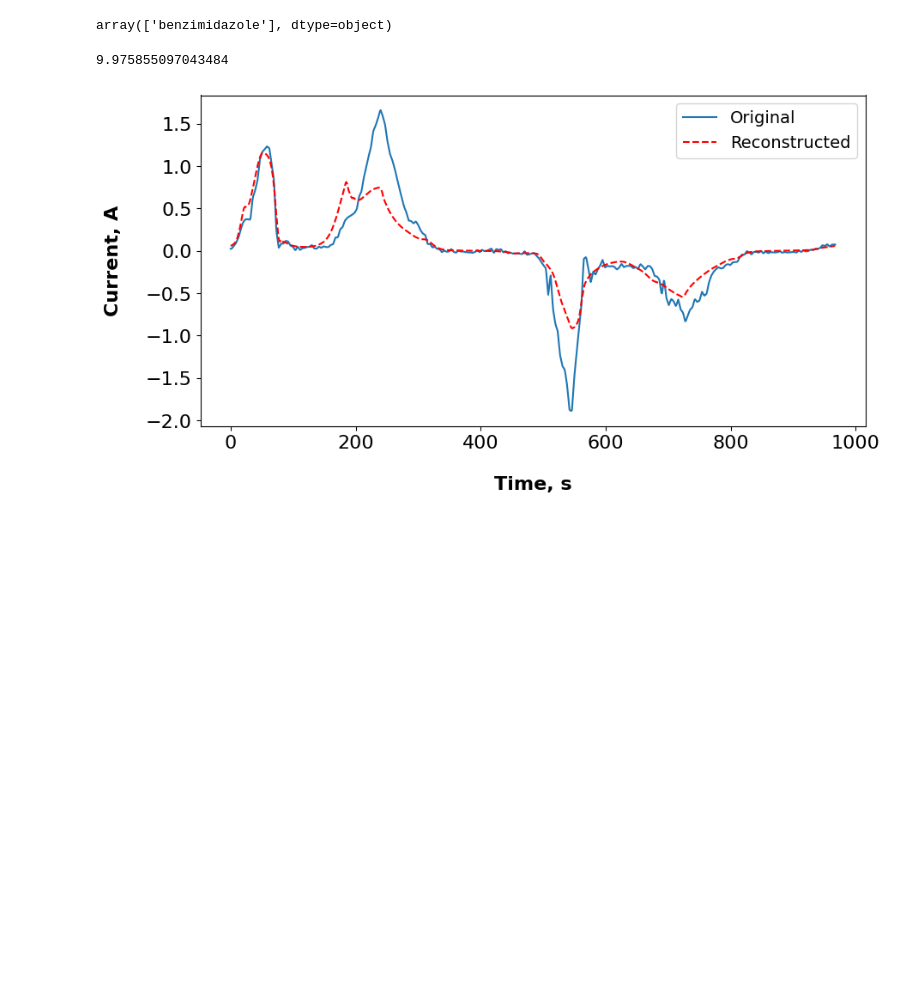
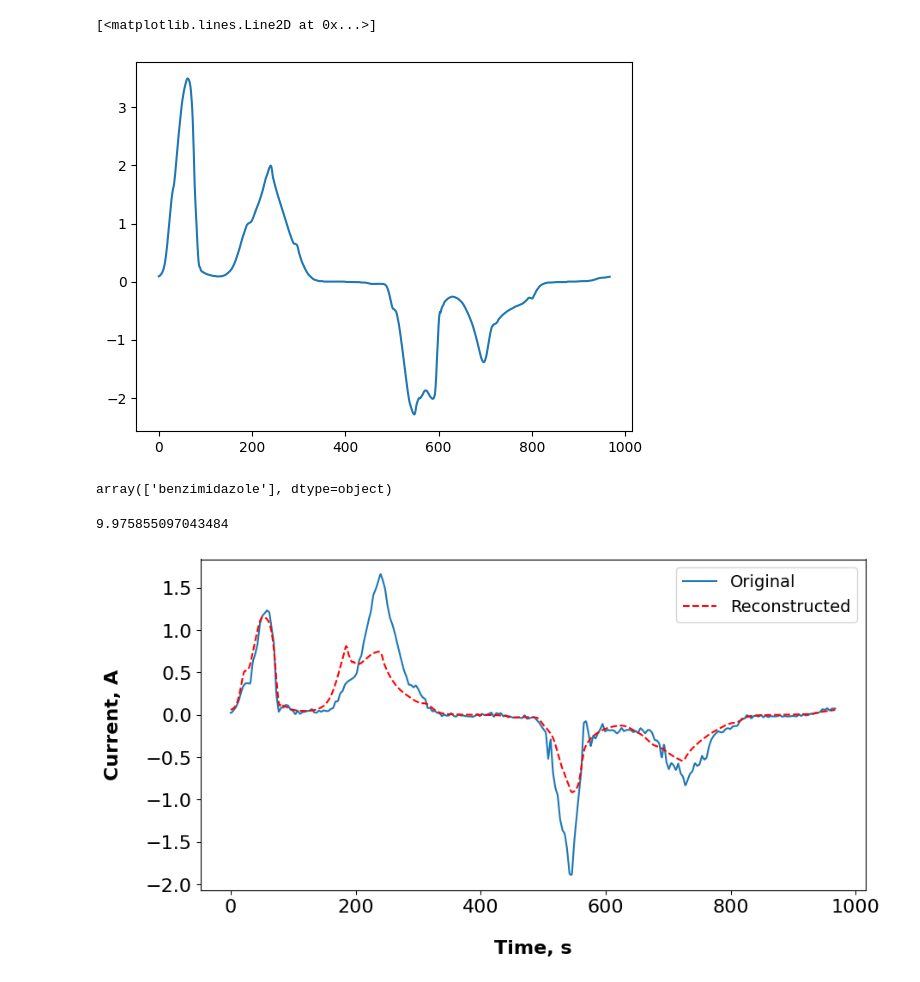
Before and after one commit to infochemistry-ai/electrochem-digital-twins, a Jupyter notebook: notebooks/train_example/gan_conv.ipynb, the cells around one changed output. Drawn from its saved outputs; the diff is of its cells as text; code cells hidden in the pictures; blank space fills up the shorter version.

```diff
--- a/notebooks/gan_conv.ipynb
+++ b/notebooks/train_example/gan_conv.ipynb
@@ -255,3 +88,8 @@ Epoch [600/600] | D Loss: 229.8013(227.4445) | G Loss: 4095.7008(4140.1863)
+# %%
+plt.plot(real_vah.detach().cpu().numpy()[0])
+# %% [output]
+[<matplotlib.lines.Line2D at 0x...>]
+[figure, added]
 # %%
 full_ds = CVADataset(val)
 infer_loader = DataLoader(full_ds, batch_size=1, shuffle=False)
```
Also changed, not shown: parts of 6 cells of this notebook, 29 other files.
